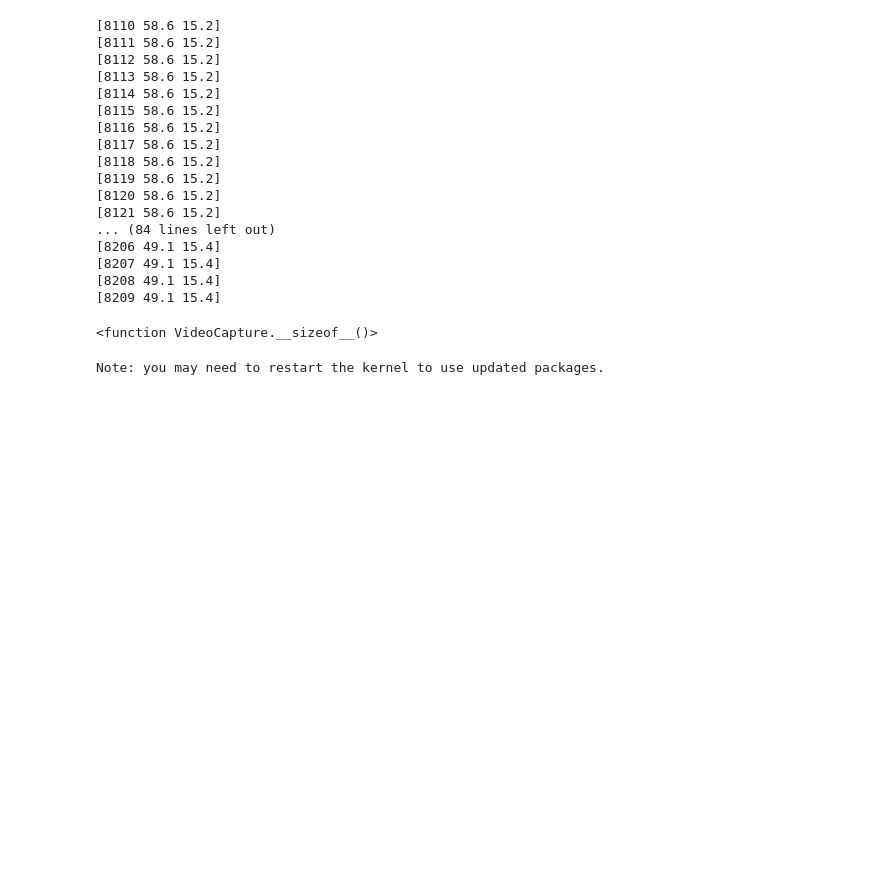
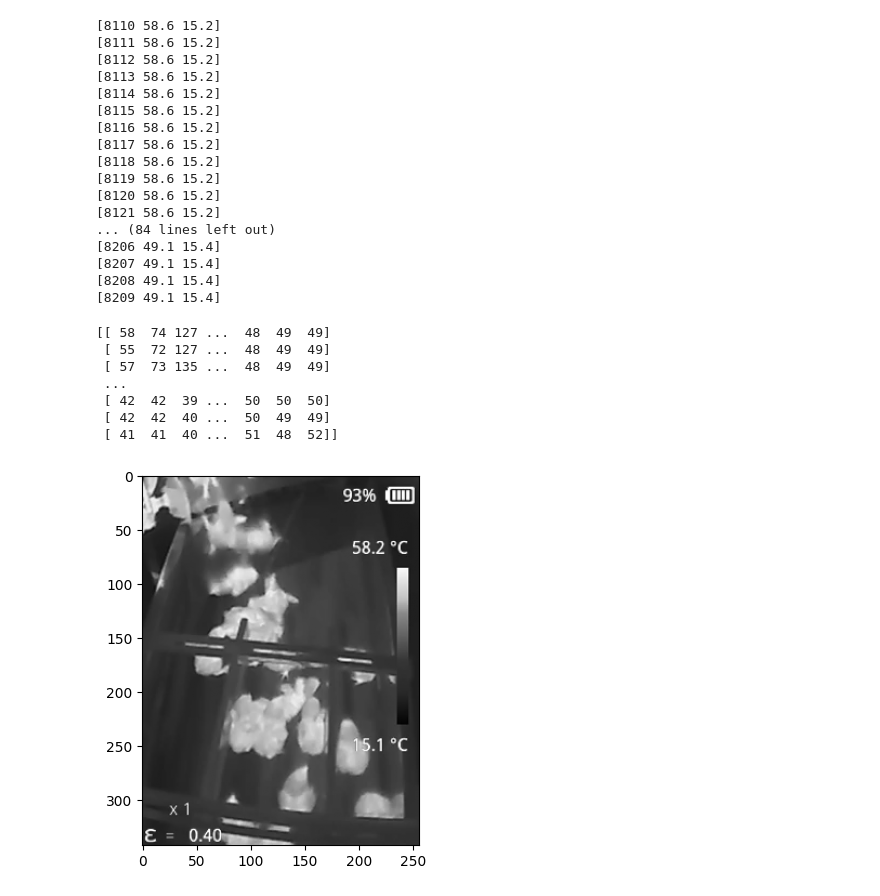
Before and after one commit to Jairik/Chick-Counting, a Jupyter notebook: backend/thermal_poc/denorm_dev.ipynb, the cells around one changed output. Saved outputs shown, nothing was run; the diff lists cells and outputs as text; code cells hidden in the pictures; blank space fills up the shorter version.

```diff
--- a/backend/thermal_poc/denorm_dev.ipynb
+++ b/backend/thermal_poc/denorm_dev.ipynb
@@ -1,7 +1,7 @@
 # %% [markdown]
 ### File is used for validating output of thermal data stripping from thermal mp4 renders
 # %%
-import cv2, pytesseract, re
+import cv2, pytesseract, re, joblib
 import numpy as np
 import matplotlib.pyplot as plt
 
@@ -12,6 +12,9 @@ def ocr_number(img):
     return float(m.group()) if m else None
 
 cap = cv2.VideoCapture("../../.local_data/midbelt_BW.mp4")
+temps = joblib.load("thermal.temps")
+if(temps.shape[1]!=3):
+    raise IndexError(f"temps file is not loaded correctly.")
 ok, frame0 = cap.read()
 
 x1 = 190
@@ -94,11 +97,54 @@ for i in range(l-100, l):
 [8207 49.1 15.4]
 [8208 49.1 15.4]
 [8209 49.1 15.4]
-# %%
-cap
-# %% [output]
-<function VideoCapture.__sizeof__()>
 # %%
-%pip freeze >> ../../requirements.txt
+import cv2, pytesseract, re, joblib
+import numpy as np
+import matplotlib.pyplot as plt
+
+def ocr_number(img):
+    cfg = r'--psm 7 -c tessedit_char_whitelist=0123456789.-'
+    text = pytesseract.image_to_string(img, config=cfg)
+    m = re.search(r'-?\d+(?:\.\d+)?', text)
+    return float(m.group()) if m else None
+
+cap = cv2.VideoCapture("../../.local_data/midbelt_BW.mp4")
+temps = joblib.load("thermal.temps")
+if(temps.shape[1]!=3 and not isinstance(temps, np.ndarray)):
+    raise IndexError(f"temps file is not loaded correctly.")
+ok, frame0 = cap.read()
+
+m = cv2.cvtColor(frame0, cv2.COLOR_RGB2GRAY)
+print(m)
+
+plt.imshow(m,cmap='gray')
+plt.show()
+
+results = []
+frame_idx = 0
+fps = cap.get(cv2.CAP_PROP_FPS) or 30.0
+
+'''
+while True:
+    ok, frame = cap.read()
+    if not ok: break
+
+    plt.imshow(frame)
+
+    t = frame_idx / fps
+    if(frame_idx%100==0):
+        print(f"frame idx: {frame_idx}")
+    frame_idx += 1
+
+'''
+
+cap.release()
 # %% [output]
-Note: you may need to restart the kernel to use updated packages.
+[[ 58  74 127 ...  48  49  49]
+ [ 55  72 127 ...  48  49  49]
+ [ 57  73 135 ...  48  49  49]
+ ...
+ [ 42  42  39 ...  50  50  50]
+ [ 42  42  40 ...  50  49  49]
+ [ 41  41  40 ...  51  48  52]]
+[figure, added]
```
